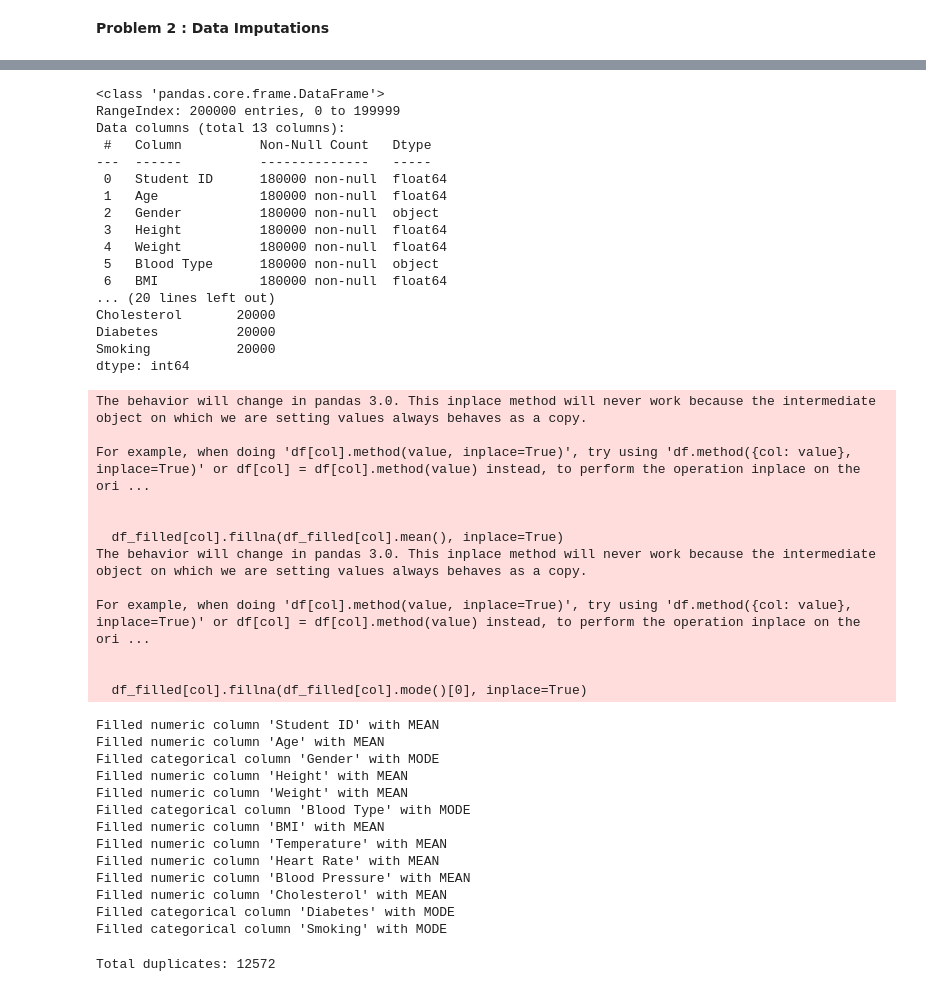
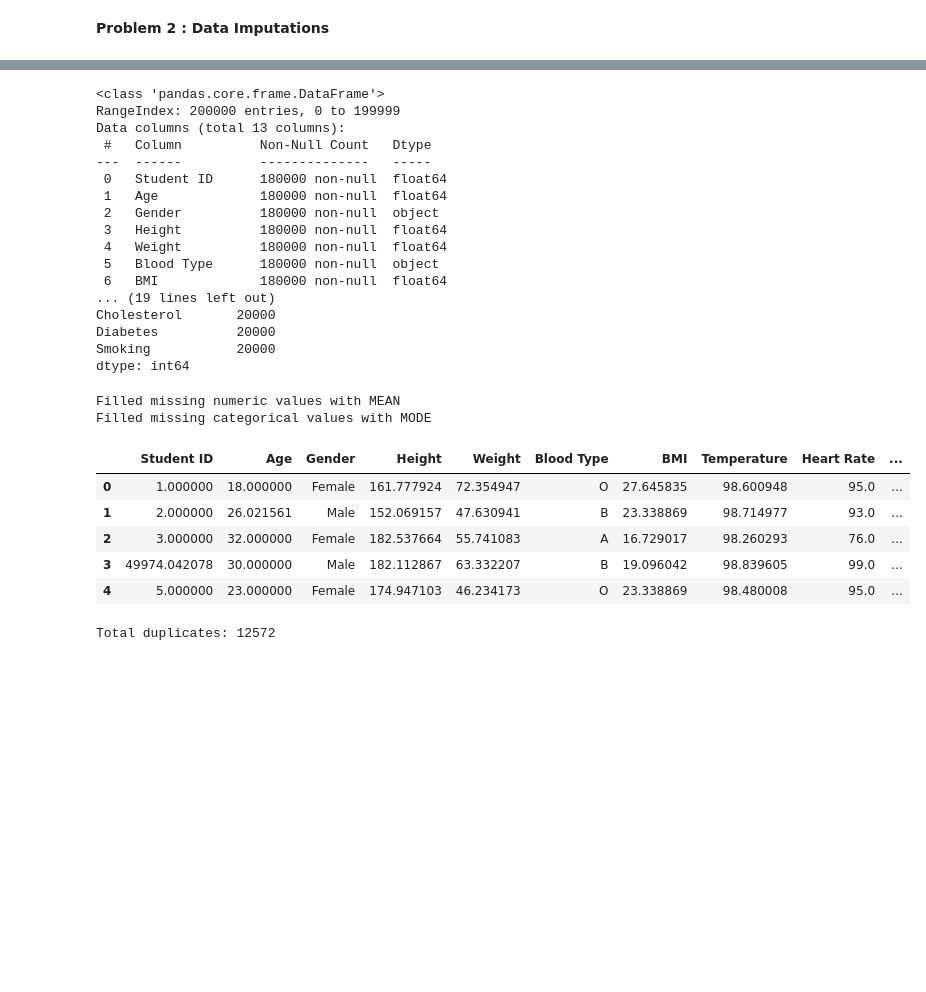
Before and after one commit to nazuna-0/WorkSheets_AshwiniTamang, a Jupyter notebook: WorkSheet2_AshwiniTamang.ipynb, the cells around one changed output, grey strips where cells are left out. Saved outputs shown, nothing was run; the diff lists cells and outputs as text; code cells hidden in the pictures; blank space fills up the shorter version.

```diff
--- a/WorkSheet2_AshwiniTamang.ipynb
+++ b/WorkSheet2_AshwiniTamang.ipynb
@@ -121,7 +117,7 @@ Saving medical_students_dataset.csv to medical_students_dataset (7).csv
 # %%
 df.info()
 
-print("\nMissing values in each column:")
+print("Missing values in each column:")
 print(df.isnull().sum())
 # %% [output]
 <class 'pandas.core.frame.DataFrame'>
@@ -136,51 +132,33 @@ Data columns (total 13 columns):
  4   Weight          180000 non-null  float64
  5   Blood Type      180000 non-null  object
  6   BMI             180000 non-null  float64
-... (20 lines left out)
+... (19 lines left out)
 Cholesterol       20000
 Diabetes          20000
 Smoking           20000
 dtype: int64
-# %%
-# Create a copy for safety
-df_filled = df.copy()
-
-for col in df_filled.columns:
-    if df_filled[col].isnull().sum() > 0:  # Only if column has missing values
-
-        if df_filled[col].dtype != 'object':
-            # numeric column → fill with mean
-            df_filled[col].fillna(df_filled[col].mean(), inplace=True)
-            print(f"Filled numeric column '{col}' with MEAN")
-
-        else:
-            # categorical column → fill with mode
-            df_filled[col].fillna(df_filled[col].mode()[0], inplace=True)
-            print(f"Filled categorical column '{col}' with MODE")
-# %% [output]
-The behavior will change in pandas 3.0. This inplace method will never work because the intermediate object on which we are setting values always behaves as a copy.
-
-For example, when doing 'df[col].method(value, inplace=True)', try using 'df.method({col: value}, inplace=True)' or df[col] = df[col].method(value) instead, to perform the operation inplace on the ori ...
-
-
-  df_filled[col].fillna(df_filled[col].mean(), inplace=True)
-The behavior will change in pandas 3.0. This inplace method will never work because the intermediate object on which we are setting values always behaves as a copy.
-
-For example, when doing 'df[col].method(value, inplace=True)', try using 'df.method({col: value}, inplace=True)' or df[col] = df[col].method(value) instead, to perform the operation inplace on the ori ...
-
-
-  df_filled[col].fillna(df_filled[col].mode()[0], inplace=True)
-Filled numeric column 'Student ID' with MEAN
-Filled numeric column 'Age' with MEAN
-Filled categorical column 'Gender' with MODE
-Filled numeric column 'Height' with MEAN
-Filled numeric column 'Weight' with MEAN
-Filled categorical column 'Blood Type' with MODE
-Filled numeric column 'BMI' with MEAN
-Filled numeric column 'Temperature' with MEAN
-Filled numeric column 'Heart Rate' with MEAN
-Filled numeric column 'Blood Pressure' with MEAN
-Filled numeric column 'Cholesterol' with MEAN
-Filled categorical column 'Diabetes' with MODE
-Filled categorical column 'Smoking' with MODE
+# %%
+# 3
+# Separating numeric and object cols
+numeric_cols = df.select_dtypes(include='number').columns
+categorical_cols = df.select_dtypes(include='object').columns
+
+# Fill missing values
+df[numeric_cols] = df[numeric_cols].fillna(df[numeric_cols].mean())
+print("Filled missing numeric values with MEAN")
+
+# Categorical columns → fill with mode
+df[categorical_cols] = df[categorical_cols].fillna(df[categorical_cols].mode().iloc[0])
+print("Filled missing categorical values with MODE")
+
+df.head()
+# %% [output]
+Filled missing numeric values with MEAN
+Filled missing categorical values with MODE
+|  | Student ID | Age | Gender | Height | Weight | Blood Type | BMI | Temperature | Heart Rate | ... |
+| 0 | 1.000000 | 18.000000 | Female | 161.777924 | 72.354947 | O | 27.645835 | 98.600948 | 95.0 | ... |
+| 1 | 2.000000 | 26.021561 | Male | 152.069157 | 47.630941 | B | 23.338869 | 98.714977 | 93.0 | ... |
+| 2 | 3.000000 | 32.000000 | Female | 182.537664 | 55.741083 | A | 16.729017 | 98.260293 | 76.0 | ... |
+| 3 | 49974.042078 | 30.000000 | Male | 182.112867 | 63.332207 | B | 19.096042 | 98.839605 | 99.0 | ... |
+| 4 | 5.000000 | 23.000000 | Female | 174.947103 | 46.234173 | O | 23.338869 | 98.480008 | 95.0 | ... |
 # %%
```
Also changed, not shown: parts of 11 cells of this notebook.
